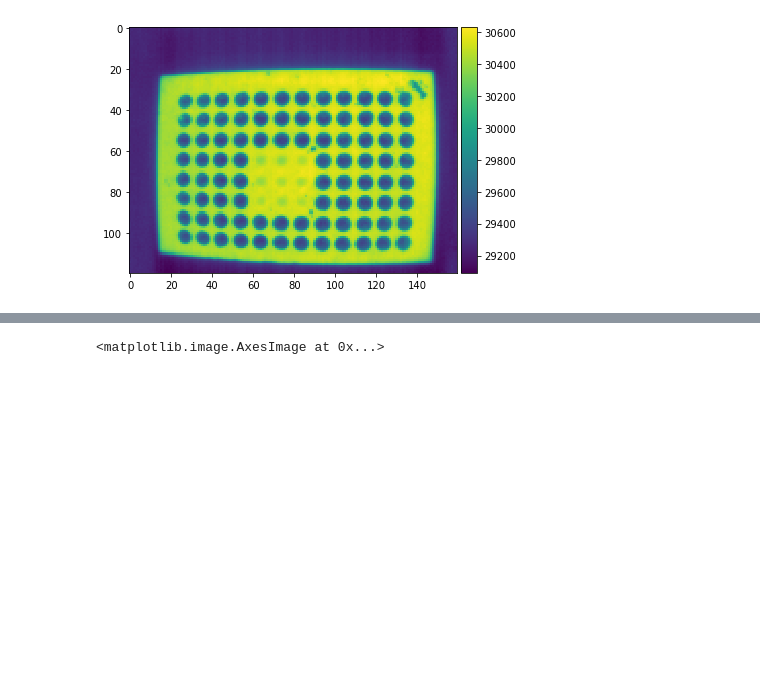
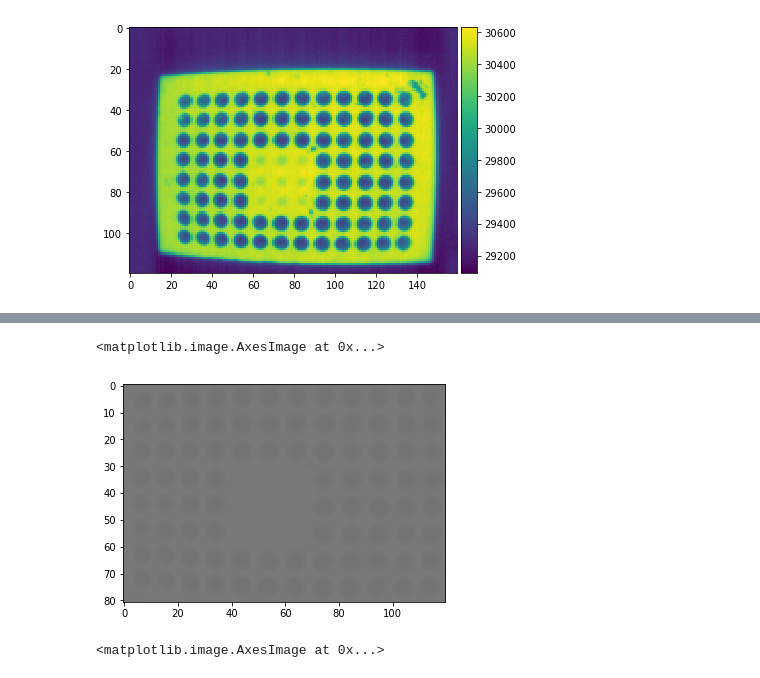
Before and after one commit to jrodguez/musical-robot, a Jupyter notebook: examples/Test_edge_detection.ipynb, the cells around one changed output, grey strips where cells are left out. Saved outputs shown, nothing was run; the diff lists cells and outputs as text; code cells hidden in the pictures; blank space fills up the shorter version.

```diff
--- a/examples/Test_edge_detection.ipynb
+++ b/examples/Test_edge_detection.ipynb
@@ -73,2 +63,8 @@ crop = selected_frames[200][30:111,20:140]
 # %%
 io.imsave('crop_well.tiff',crop)
+# %%
+cont = cv.imread('crop_well.tiff')
+plt.imshow(cv.cvtColor(cont, cv.COLOR_BGR2RGB))
+# %% [output]
+<matplotlib.image.AxesImage at 0x...>
+[figure, added]
```
Also changed, not shown: parts of 10 cells of this notebook, 7 other files.
